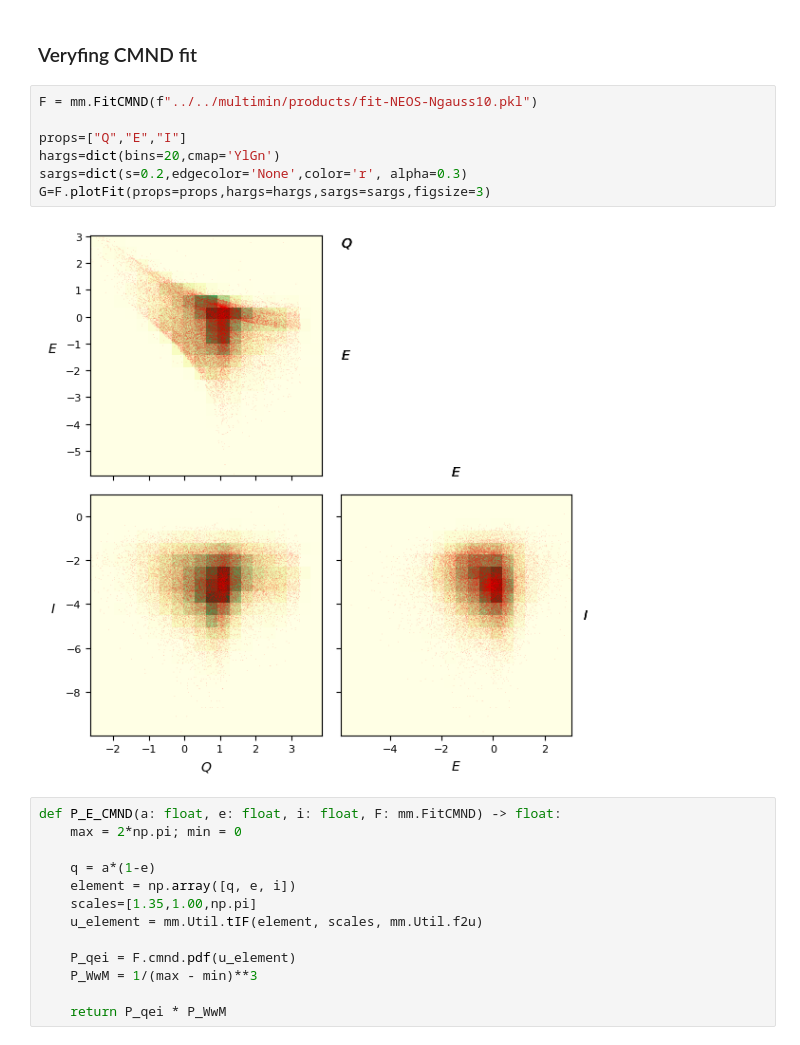
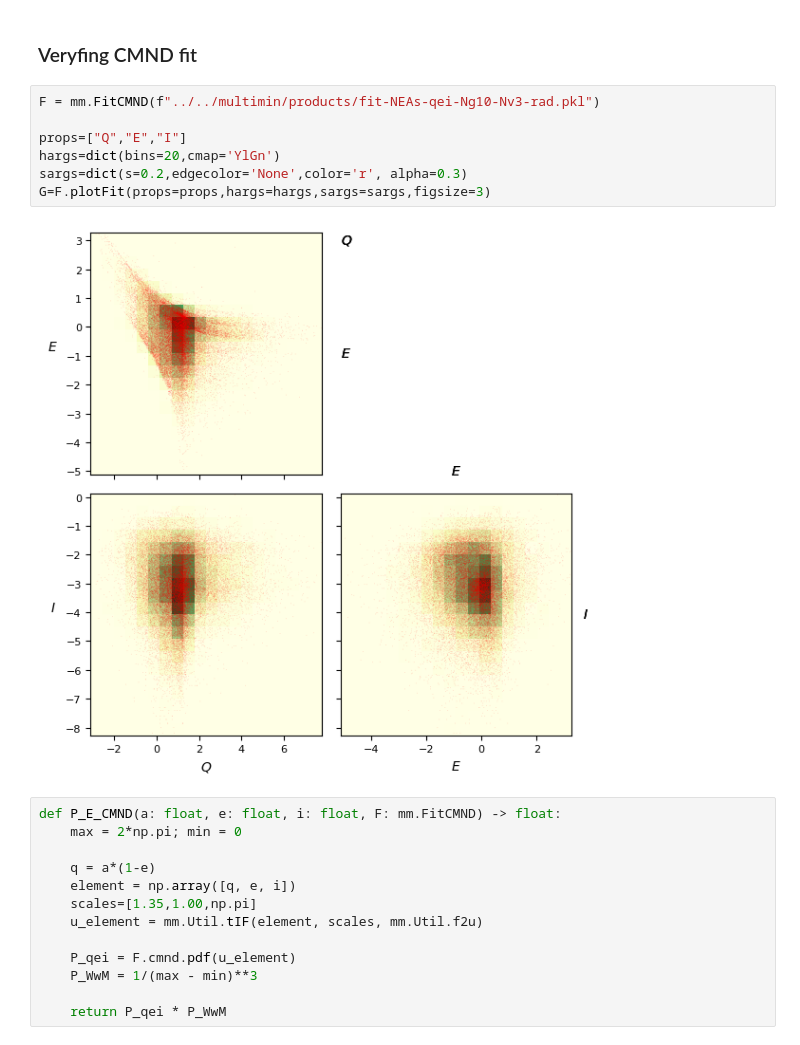
Before and after one commit to JuanitaAgudelo/TesisRepo, a Jupyter notebook: jacobian_calculations/experiments/P_X_CMND.ipynb, the cells around one changed output. Drawn from its saved outputs; the diff is of its cells as text.

```diff
--- a/jacobian_calculations/experiments/P_X_CMND.ipynb
+++ b/jacobian_calculations/experiments/P_X_CMND.ipynb
@@ -130,14 +130,14 @@ plt.show()
 # %% [markdown]
 ### Veryfing CMND fit
 # %%
-F = mm.FitCMND(f"../../multimin/products/fit-NEOS-Ngauss10.pkl")
+F = mm.FitCMND(f"../../multimin/products/fit-NEAs-qei-Ng10-Nv3-rad.pkl")
 
 props=["Q","E","I"]
 hargs=dict(bins=20,cmap='YlGn')
 sargs=dict(s=0.2,edgecolor='None',color='r', alpha=0.3)
 G=F.plotFit(props=props,hargs=hargs,sargs=sargs,figsize=3)
 # %% [output]
-[figure, old version]
+[figure, new version]
 # %%
 def P_E_CMND(a: float, e: float, i: float, F: mm.FitCMND) -> float:
     max = 2*np.pi; min = 0
```
Also changed, not shown: parts of 5 cells of this notebook, 2 other files.
